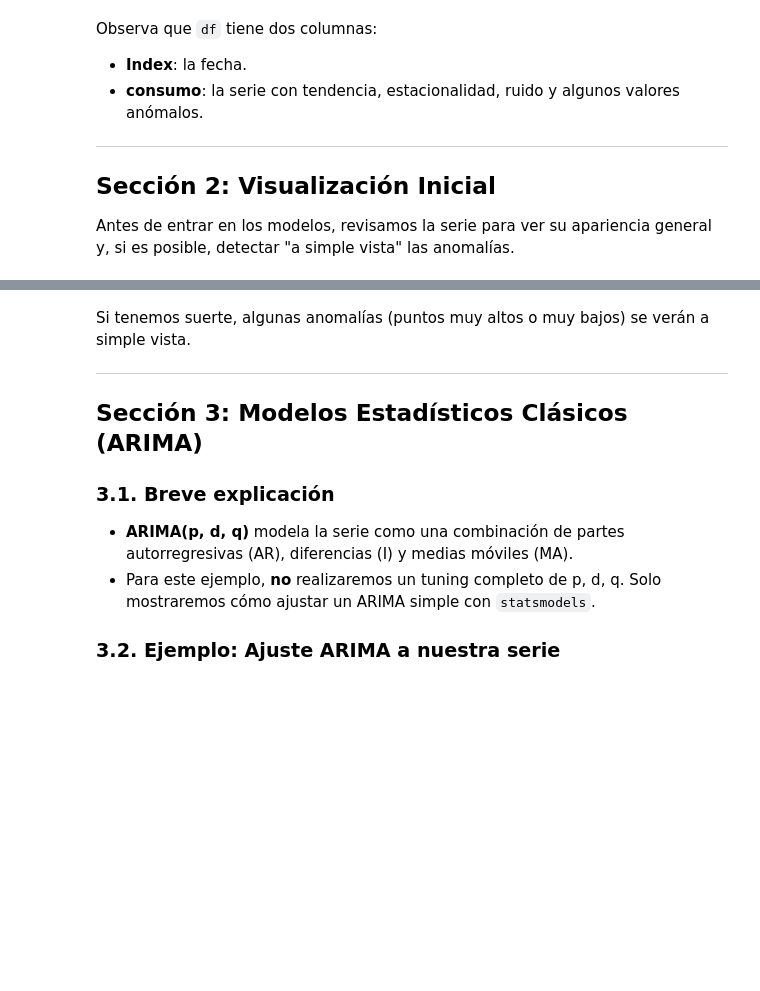
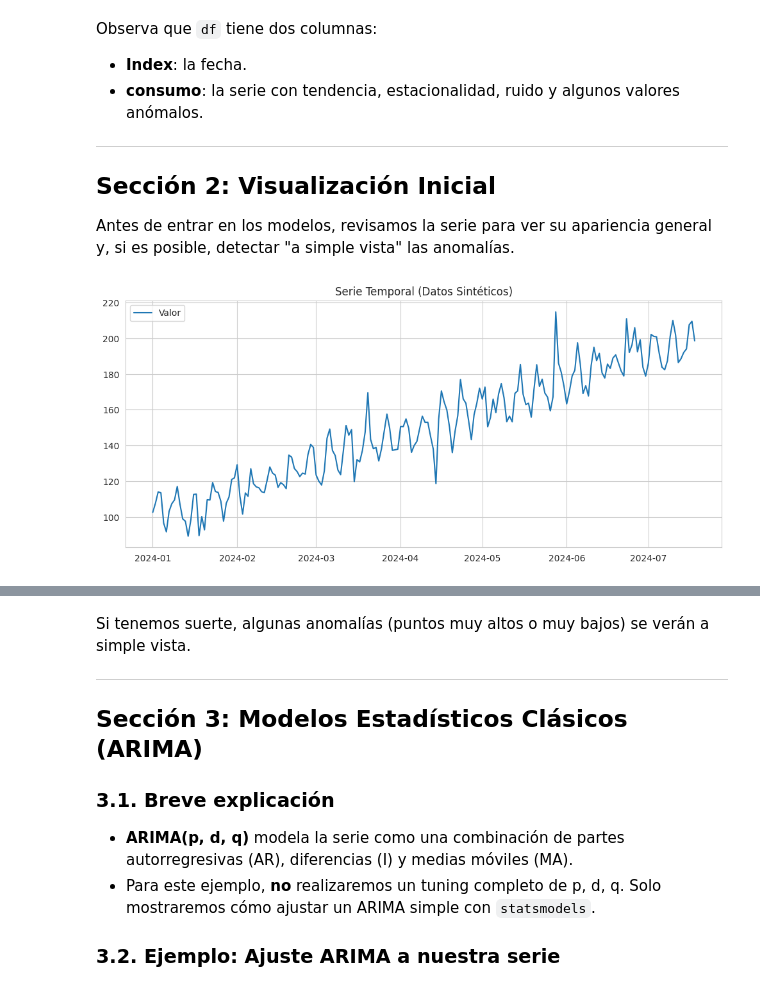
Before and after one commit to Caumel/time_series_course, a Jupyter notebook: Tema_3.ipynb, the cells around one changed output, grey strips where cells are left out. Saved outputs shown, nothing was run; the diff lists cells and outputs as text; code cells hidden in the pictures; blank space fills up the shorter version.

```diff
--- a/Tema_3.ipynb
+++ b/Tema_3.ipynb
@@ -91,10 +125,10 @@ Observa que `df` tiene dos columnas:
 Antes de entrar en los modelos, revisamos la serie para ver su apariencia general y, si es posible, detectar "a simple vista" las anomalías.
 # %%
 # Sección 2: Visualización de la serie
-plt.figure(figsize=(12, 5))
-plt.plot(df.index, df['consumo'], label='Consumo', alpha=0.8)
-plt.title('Serie Temporal con posibles anomalías')
-plt.xlabel('Fecha')
-plt.ylabel('Consumo')
+plt.figure(figsize=(12,5))
+plt.plot(df.index, df['valor'], label='Valor')
+plt.title("Serie Temporal (Datos Sintéticos)")
 plt.legend()
 plt.show()
+# %% [output]
+[figure, added]
```
Also changed, not shown: parts of 28 cells of this notebook, 1 other file.
